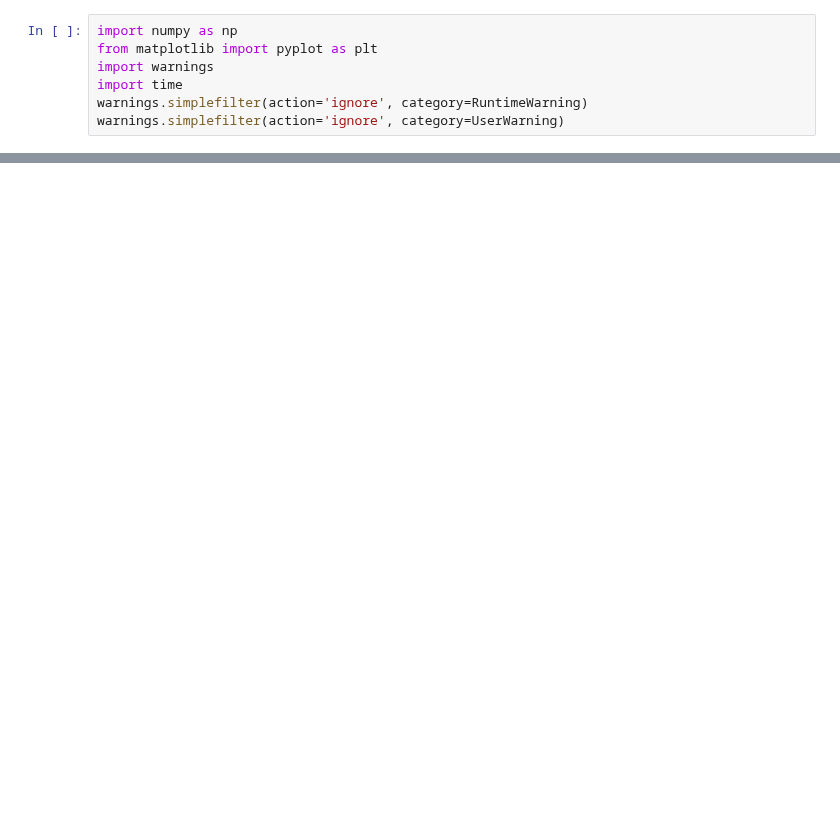
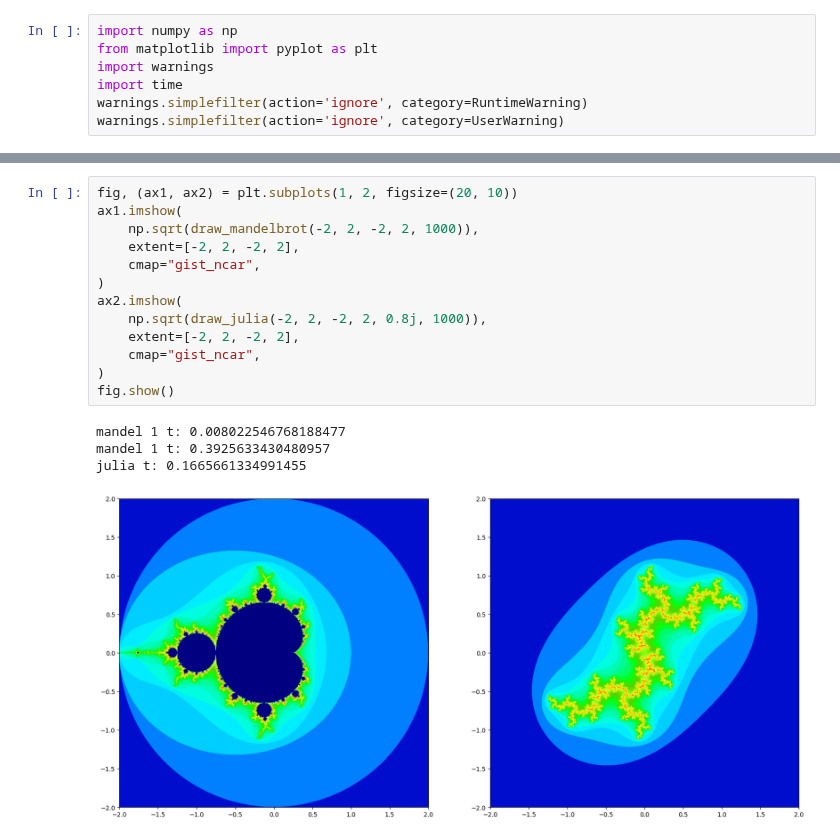
Before and after one commit to jjgold012/visual_stuff, a Jupyter notebook: py/mandelbrot_set/mandelbrot_set.ipynb, the cells around one changed output, grey strips where cells are left out. Cells and saved outputs as stored; diff of their text form; blank space fills up the shorter version.

```diff
--- a/py/mandelbrot_set/mandelbrot_set.ipynb
+++ b/py/mandelbrot_set/mandelbrot_set.ipynb
@@ -44,3 +42,21 @@ julia t: 0.8493962287902832
+# %%
+fig, (ax1, ax2) = plt.subplots(1, 2, figsize=(20, 10))
+ax1.imshow(
+    np.sqrt(draw_mandelbrot(-2, 2, -2, 2, 1000)),
+    extent=[-2, 2, -2, 2],
+    cmap="gist_ncar",
+)
+ax2.imshow(
+    np.sqrt(draw_julia(-2, 2, -2, 2, 0.8j, 1000)),
+    extent=[-2, 2, -2, 2],
+    cmap="gist_ncar",
+)
+fig.show()
+# %% [output]
+mandel 1 t: 0.008022546768188477
+mandel 1 t: 0.3925633430480957
+julia t: 0.1665661334991455
+[figure, added]
 # %%
 from ipycanvas import Canvas
 
```
Also changed, not shown: parts of 3 cells of this notebook.
